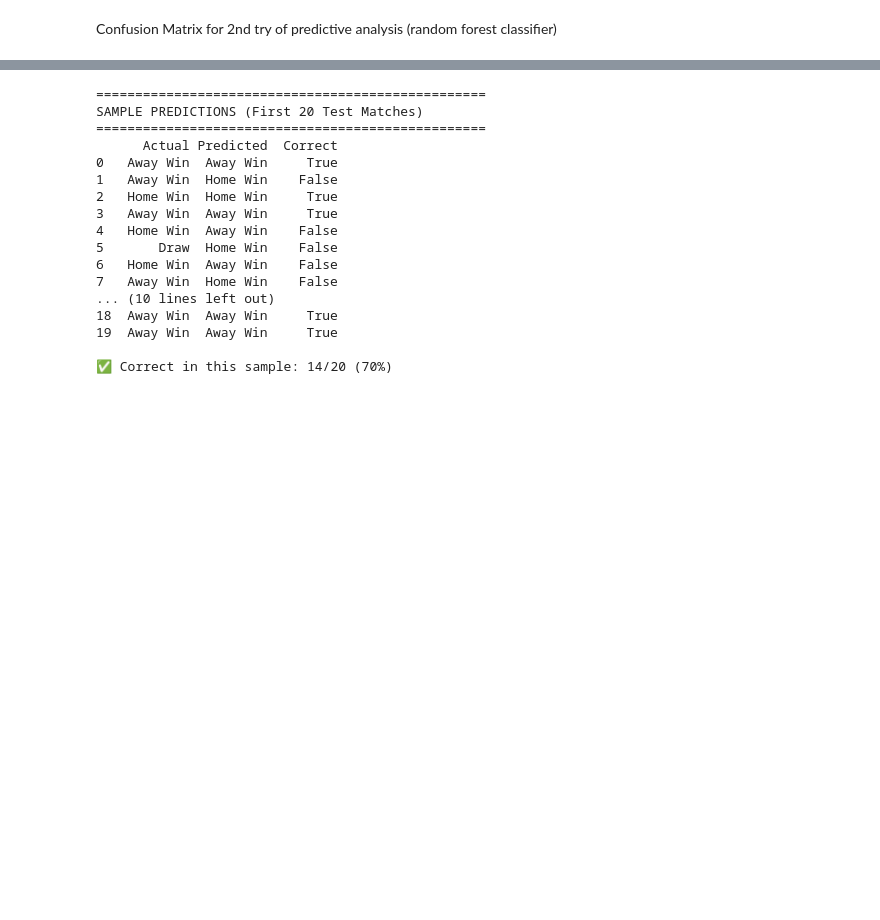
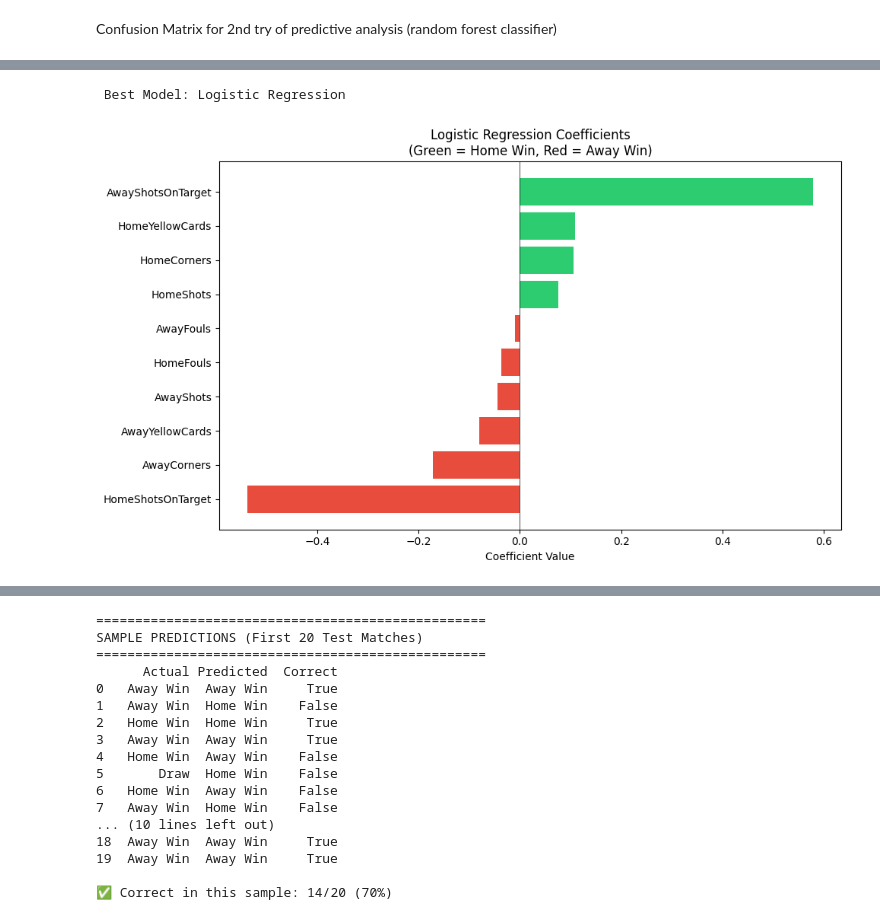
Before and after one commit to Alithani-compsc/Multi-Faceted_Analysis_of_English_Premier_League_Data-, a Jupyter notebook: Multi-Faceted Analysis of English Premier League Data.ipynb, the cells around one changed output, grey strips where cells are left out. Saved outputs shown, nothing was run; the diff lists cells and outputs as text; code cells hidden in the pictures; blank space fills up the shorter version.

```diff
--- a/Multi-Faceted Analysis of English Premier League Data.ipynb
+++ b/Multi-Faceted Analysis of English Premier League Data.ipynb
@@ -561,0 +668,27 @@ Top 3 (promote Away Win):
+# %%
+# ============================================
+# LOGISTIC REGRESSION COEFFICIENTS
+# ============================================
+print(f"\n Best Model: {best_name}")
+
+# Get feature names for Logistic Regression
+feature_names_lr = predictive_features_10 if lr_model.n_features_in_ == 10 else predictive_features
+
+coef_df = pd.DataFrame({
+    'feature': feature_names_lr,
+    'coefficient': lr_model.coef_[0]
+}).sort_values('coefficient', ascending=False)
+
+# Bar chart - Logistic Regression
+plt.figure(figsize=(10, 6))
+colors = ['#2ecc71' if x > 0 else '#e74c3c' for x in coef_df['coefficient']]
+plt.barh(coef_df['feature'], coef_df['coefficient'], color=colors)
+plt.axvline(x=0, color='black', linestyle='-', linewidth=0.5)
+plt.xlabel('Coefficient Value')
+plt.title('Logistic Regression Coefficients\n(Green = Home Win, Red = Away Win)')
+plt.gca().invert_yaxis()
+plt.tight_layout()
+plt.show()
+# %% [output]
+ Best Model: Logistic Regression
+[figure, added]
```
Also changed, not shown: parts of 24 cells of this notebook.
